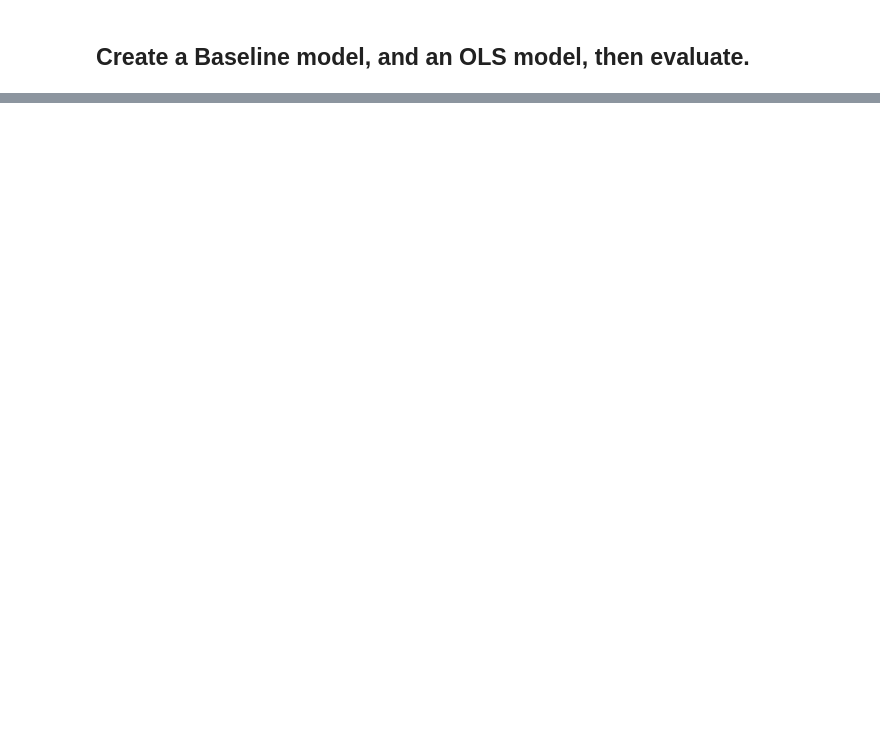
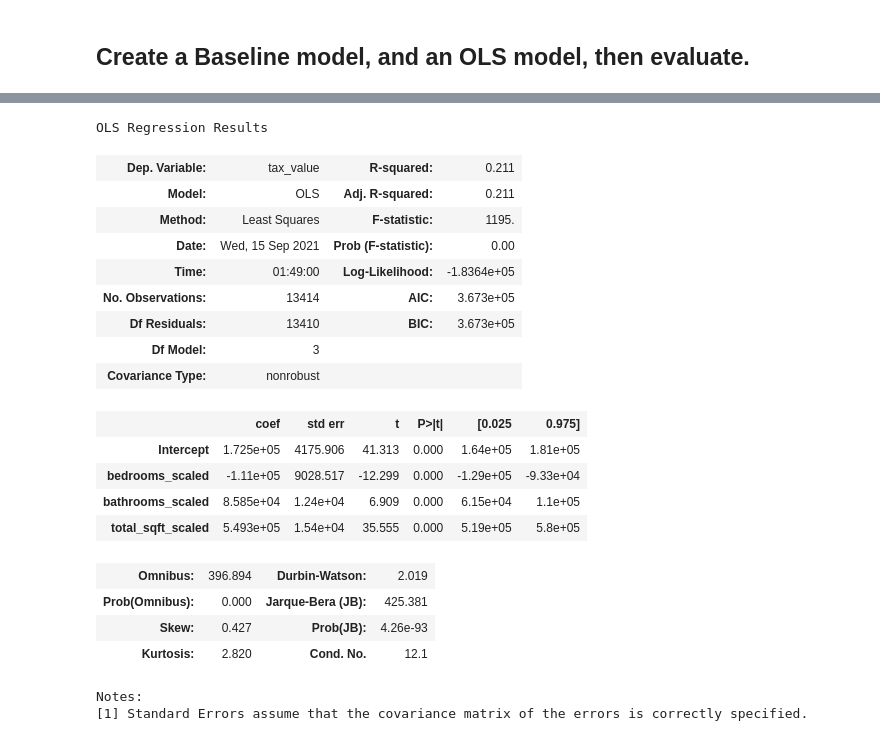
Before and after one commit to Brooke-Holyoak/zillow_regression_project, a Jupyter notebook: explore.ipynb, the cells around one changed output, grey strips where cells are left out. Drawn from its saved outputs; the diff is of its cells as text; code cells hidden in the pictures; blank space fills up the shorter version.

```diff
--- a/explore.ipynb
+++ b/explore.ipynb
@@ -441,0 +468,26 @@ Name: tax_value, dtype: float64
+# %%
+# Look at the R-squared and Prob (F-statistic) values in the summary chart.
+
+ols_model.summary()
+# %% [output]
+OLS Regression Results
+| Dep. Variable: | tax_value | R-squared: | 0.211 |
+| Model: | OLS | Adj. R-squared: | 0.211 |
+| Method: | Least Squares | F-statistic: | 1195. |
+| Date: | Wed, 15 Sep 2021 | Prob (F-statistic): | 0.00 |
+| Time: | 01:49:00 | Log-Likelihood: | -1.8364e+05 |
+| No. Observations: | 13414 | AIC: | 3.673e+05 |
+| Df Residuals: | 13410 | BIC: | 3.673e+05 |
+| Df Model: | 3 |  |  |
+| Covariance Type: | nonrobust |  |  |
+|  | coef | std err | t | P>|t| | [0.025 | 0.975] |
+| Intercept | 1.725e+05 | 4175.906 | 41.313 | 0.000 | 1.64e+05 | 1.81e+05 |
+| bedrooms_scaled | -1.11e+05 | 9028.517 | -12.299 | 0.000 | -1.29e+05 | -9.33e+04 |
+| bathrooms_scaled | 8.585e+04 | 1.24e+04 | 6.909 | 0.000 | 6.15e+04 | 1.1e+05 |
+| total_sqft_scaled | 5.493e+05 | 1.54e+04 | 35.555 | 0.000 | 5.19e+05 | 5.8e+05 |
+| Omnibus: | 396.894 | Durbin-Watson: | 2.019 |
+| Prob(Omnibus): | 0.000 | Jarque-Bera (JB): | 425.381 |
+| Skew: | 0.427 | Prob(JB): | 4.26e-93 |
+| Kurtosis: | 2.820 | Cond. No. | 12.1 |
+Notes:
+[1] Standard Errors assume that the covariance matrix of the errors is correctly specified.
```
Also changed, not shown: parts of 30 cells of this notebook.
